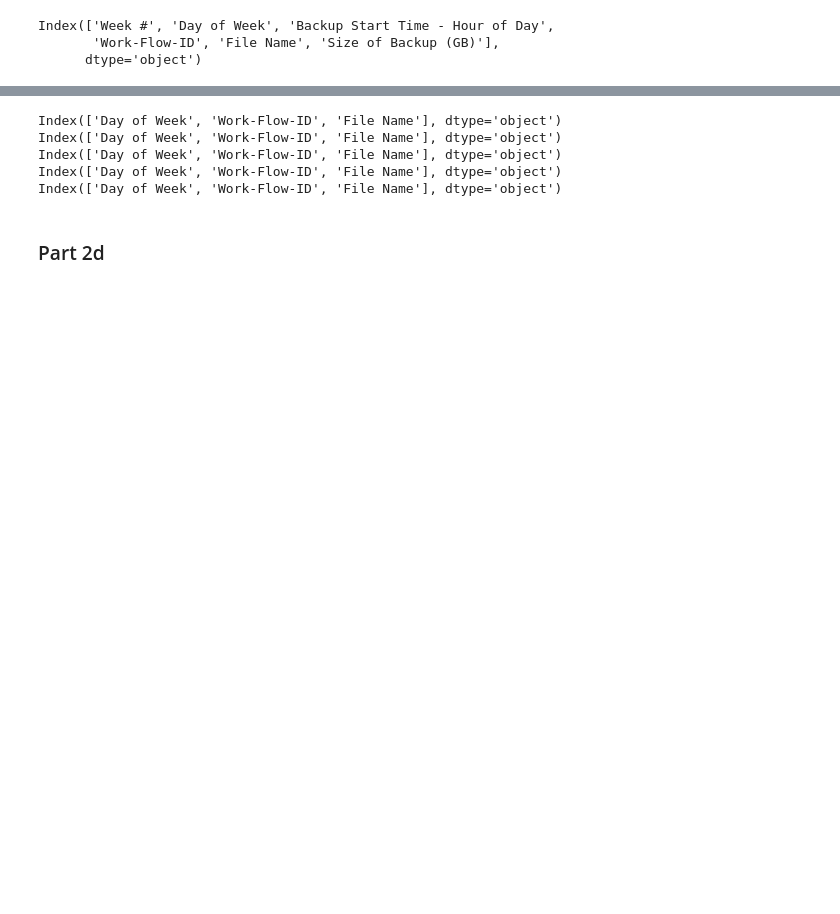
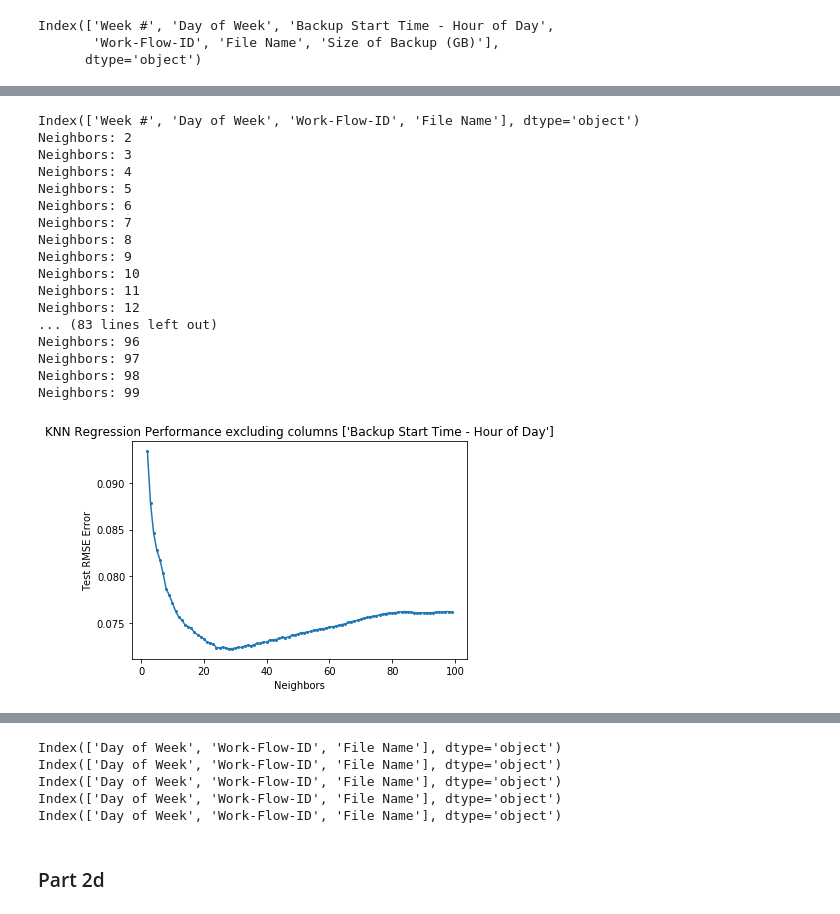
Before and after one commit to TSatyaVasanthReddy/RegressionAnalysis, a Jupyter notebook: code_satya.ipynb, the cells around one changed output, grey strips where cells are left out. Drawn from its saved outputs; the diff is of its cells as text; code cells hidden in the pictures; blank space fills up the shorter version.

```diff
--- a/code_satya.ipynb
+++ b/code_satya.ipynb
@@ -242,0 +246,21 @@ Index(['Week #', 'Day of Week', 'Backup Start Time - Hour of Day',
+# %%
+analyze_knn(dataset,range(2,100,1),['Backup Start Time - Hour of Day'],encoding='sc')
+# %% [output]
+Index(['Week #', 'Day of Week', 'Work-Flow-ID', 'File Name'], dtype='object')
+Neighbors: 2
+Neighbors: 3
+Neighbors: 4
+Neighbors: 5
+Neighbors: 6
+Neighbors: 7
+Neighbors: 8
+Neighbors: 9
+Neighbors: 10
+Neighbors: 11
+Neighbors: 12
+... (83 lines left out)
+Neighbors: 96
+Neighbors: 97
+Neighbors: 98
+Neighbors: 99
+[figure, added]
```
Also changed, not shown: parts of 19 cells of this notebook, 1 other file.
